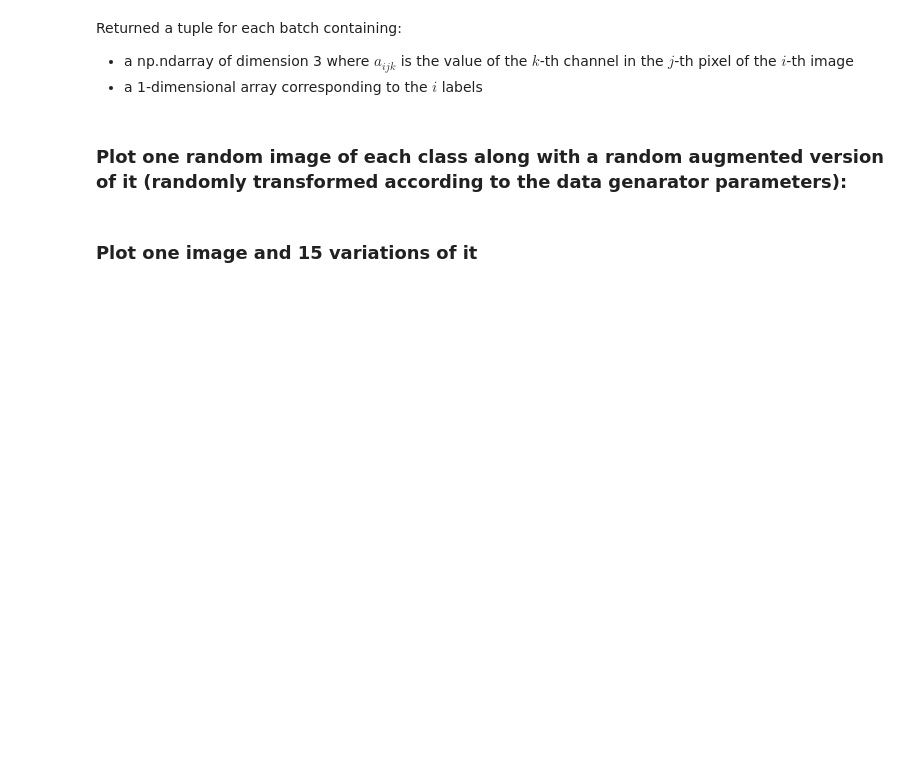
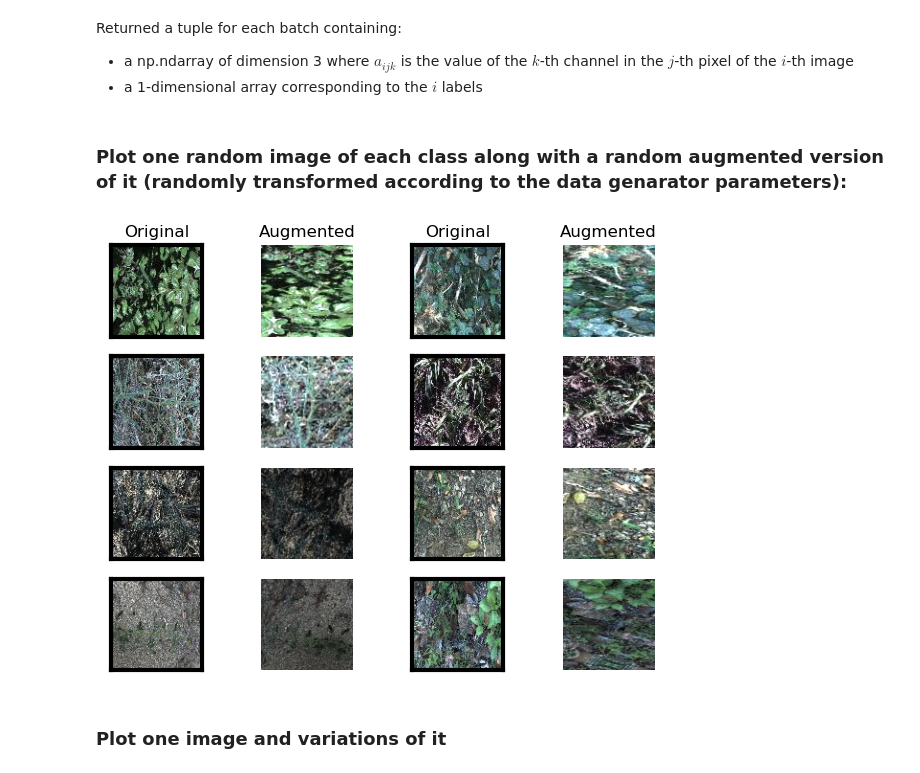
Before and after one commit to achgls/flower-species-classification, a Jupyter notebook: src/data_augmentation.ipynb, the cells around one changed output. Saved outputs shown, nothing was run; the diff lists cells and outputs as text; code cells hidden in the pictures; blank space fills up the shorter version.

```diff
--- a/src/data_augmentation.ipynb
+++ b/src/data_augmentation.ipynb
@@ -100,32 +102,45 @@ Returned a tuple for each batch containing:
 # %%
 import os
 from PIL import Image
 
-np.random.seed(RNG_SEED)
+np.random.seed(4)
 
 num_row = 4
 num_col = 4
 fig, axes = plt.subplots(num_row, num_col)
 axes = axes.flatten()
 
 for i in range(utils.n_species):
     class_images = os.listdir("{}/{}".format(utils.data_dir, utils.labels[i]))
     img_file = class_images[np.random.randint(len(class_images))]
     img = Image.open('{}/{}/{}'.format(utils.data_dir, utils.labels[i], img_file))
     img_array = np.array(img)
     axes[2*i].imshow(img_array)
-    transformed_img = np.array(complete_aug_data_gen.random_transform(img_array, seed=RNG_SEED), dtype=np.uint8)
+    transformed_img = np.array(complete_aug_data_gen.random_transform(img_array), dtype=np.uint8)
     axes[2*i+1].imshow(transformed_img)
-    axes[2*i].axis(False)
+
+    for axis in ['top','bottom','left','right']:
+        axes[2*i].spines[axis].set_linewidth(3)
+    axes[2*i].xaxis.set_ticklabels([])
+    axes[2*i].yaxis.set_ticklabels([])
+    axes[2*i].xaxis.set_ticks([])
+    axes[2*i].yaxis.set_ticks([])
     # axes[2*i].set_title(f"spec{i} original")
     axes[2*i+1].axis(False)
     # axes[2*i+1].set_title(f"spec{i} transformed")
 
+axes[0].set_title("Original")
+axes[1].set_title("Augmented")
+axes[2].set_title("Original")
+axes[3].set_title("Augmented")
+
 plt.tight_layout()
 plt.axis(False)
 plt.show()
+# %% [output]
+[figure, added]
 # %% [markdown]
-### Plot one image and 15 variations of it
+### Plot one image and variations of it
 # %%
 data = ImageDataGenerator().flow_from_directory(utils.data_dir, shuffle=True, seed=RNG_SEED)
 
```
Also changed, not shown: parts of 17 cells of this notebook.
